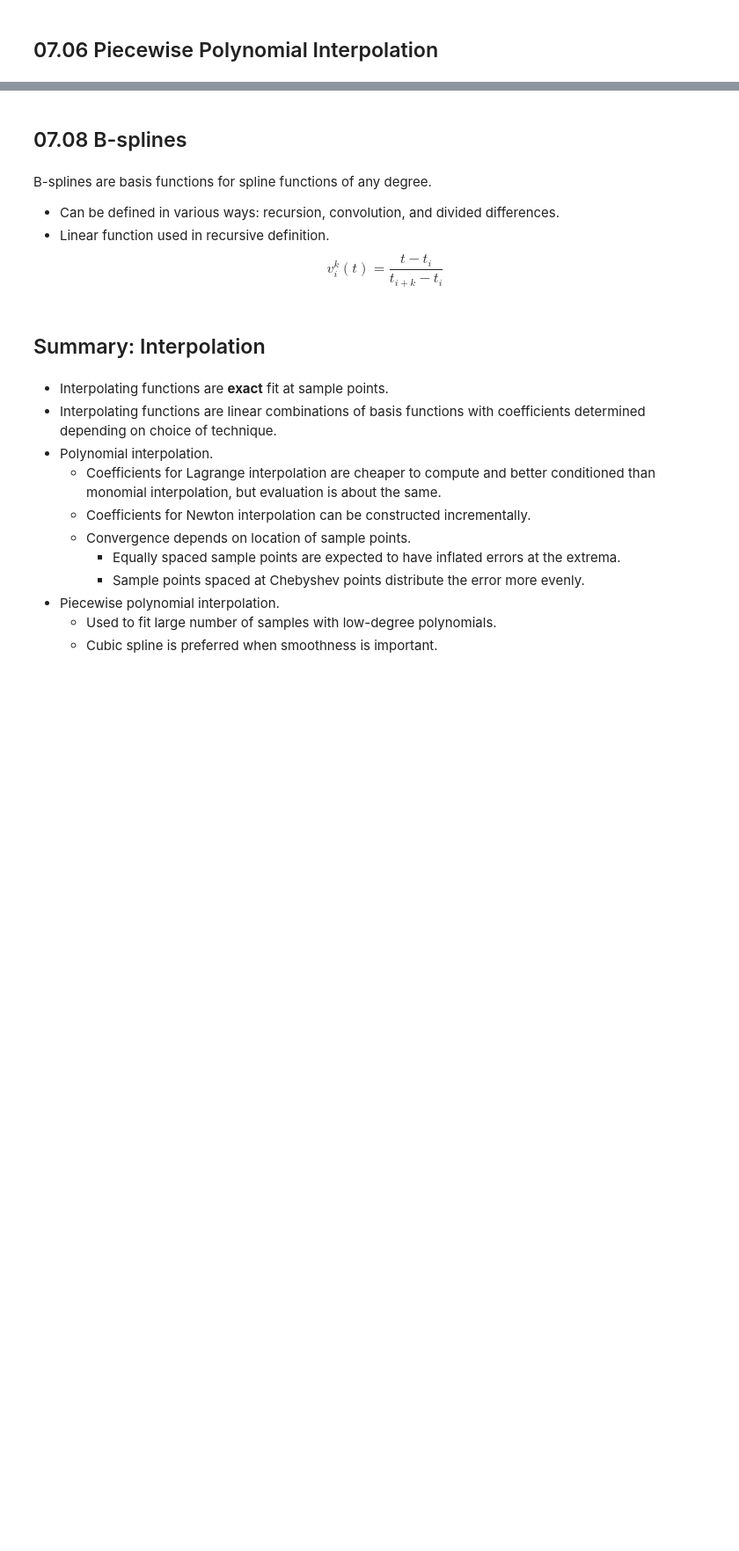
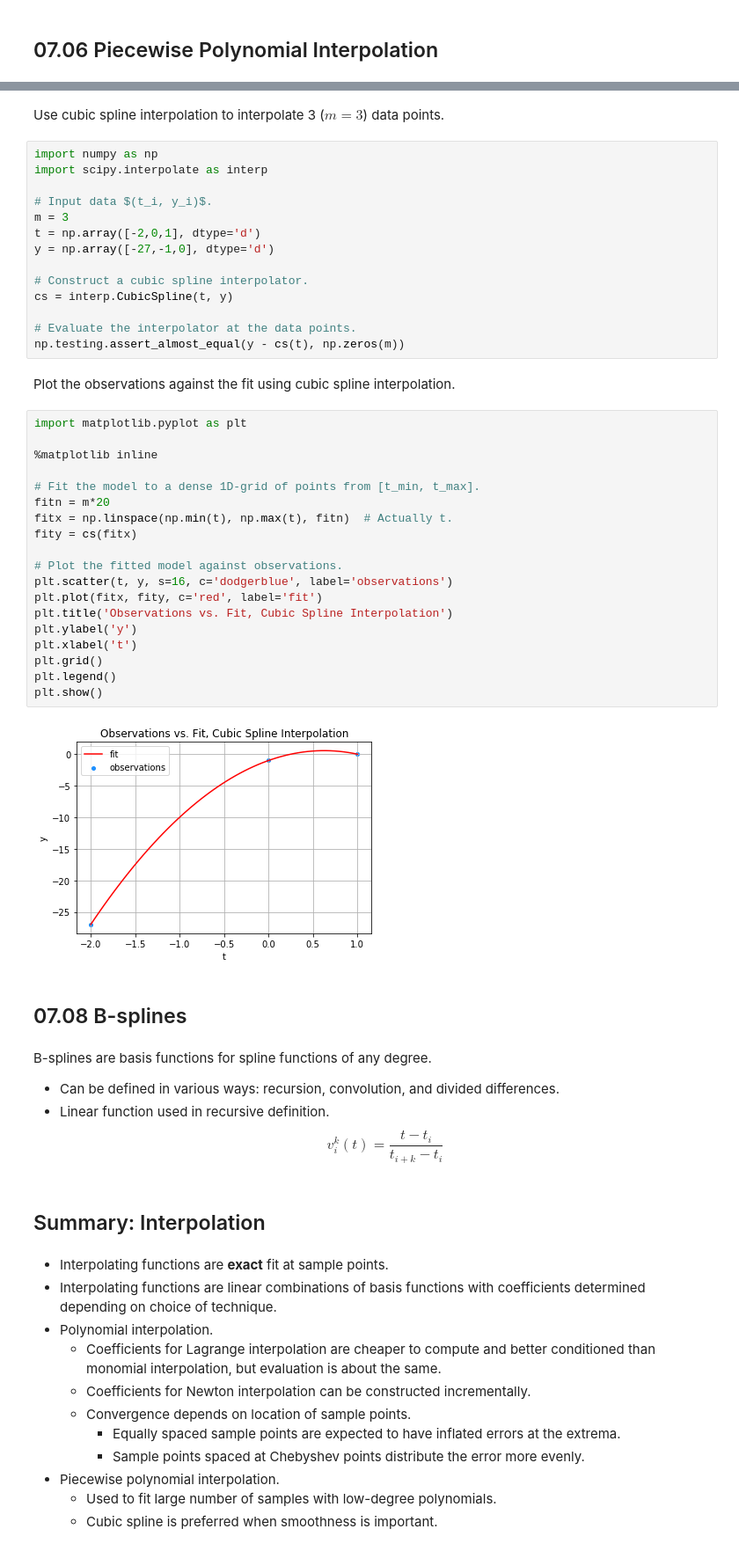
Before and after one commit to marcoemorais/numerics-python, a Jupyter notebook: notes/07-Interpolation.ipynb, the cells around one changed output, grey strips where cells are left out. Shown at 88% size. Saved outputs shown, nothing was run; the diff lists cells and outputs as text; blank space fills up the shorter version.

Commit message:
Update 07-Interpolation

```diff
--- a/notes/07-Interpolation.ipynb
+++ b/notes/07-Interpolation.ipynb
@@ -421,3 +486,42 @@ Cubic spline is polynomial of degree 3 that is 2 times continuously differentiab
+# %% [markdown]
+Use cubic spline interpolation to interpolate 3 ($m=3$) data points.
+# %%
+import numpy as np
+import scipy.interpolate as interp
+
+# Input data $(t_i, y_i)$.
+m = 3
+t = np.array([-2,0,1], dtype='d')
+y = np.array([-27,-1,0], dtype='d')
+
+# Construct a cubic spline interpolator.
+cs = interp.CubicSpline(t, y)
+
+# Evaluate the interpolator at the data points.
+np.testing.assert_almost_equal(y - cs(t), np.zeros(m))
+# %% [markdown]
+Plot the observations against the fit using cubic spline interpolation.
+# %%
+import matplotlib.pyplot as plt
+
+%matplotlib inline
+
+# Fit the model to a dense 1D-grid of points from [t_min, t_max].
+fitn = m*20
+fitx = np.linspace(np.min(t), np.max(t), fitn)  # Actually t.
+fity = cs(fitx)
+
+# Plot the fitted model against observations.
+plt.scatter(t, y, s=16, c='dodgerblue', label='observations')
+plt.plot(fitx, fity, c='red', label='fit')
+plt.title('Observations vs. Fit, Cubic Spline Interpolation')
+plt.ylabel('y')
+plt.xlabel('t')
+plt.grid()
+plt.legend()
+plt.show()
+# %% [output]
+[figure, added]
 # %% [markdown]
 ## 07.08 B-splines
 # %% [markdown]
```
Also changed, not shown: parts of 5 cells of this notebook, 1 other file.
